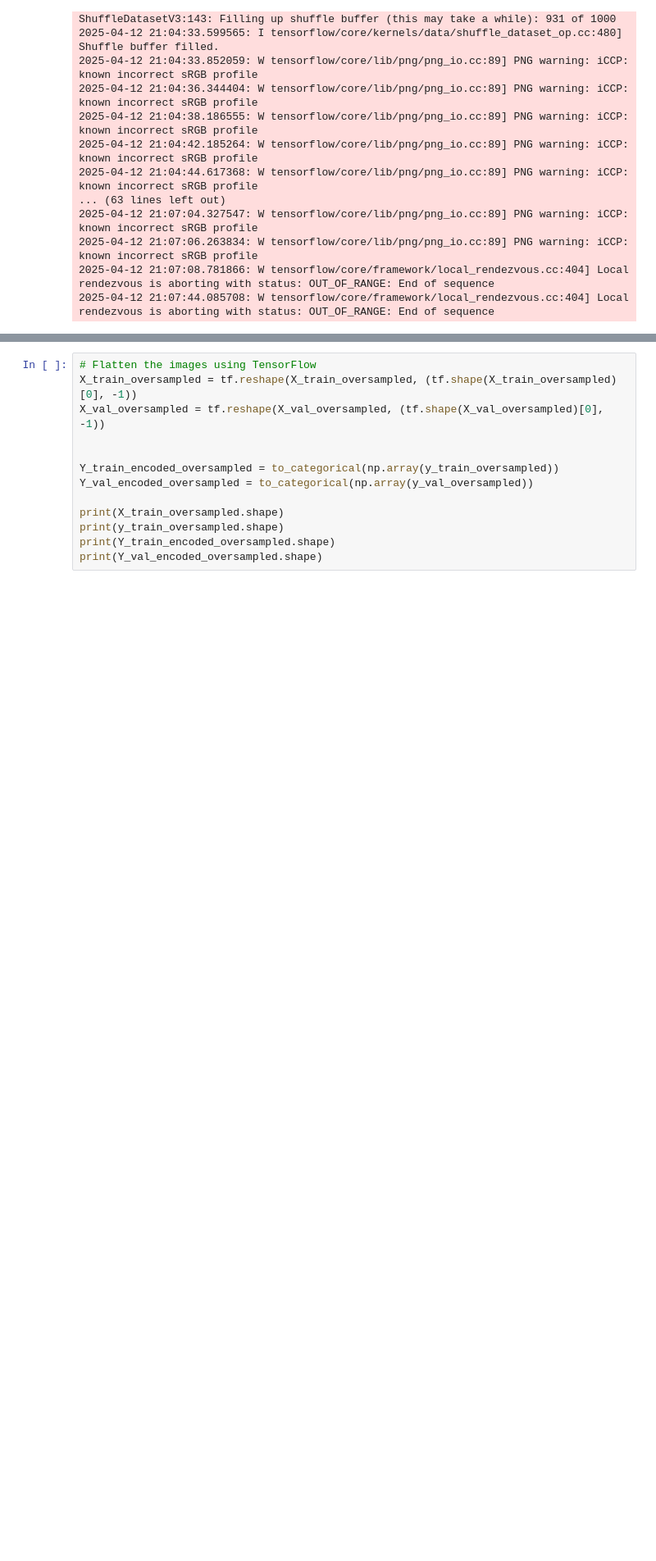
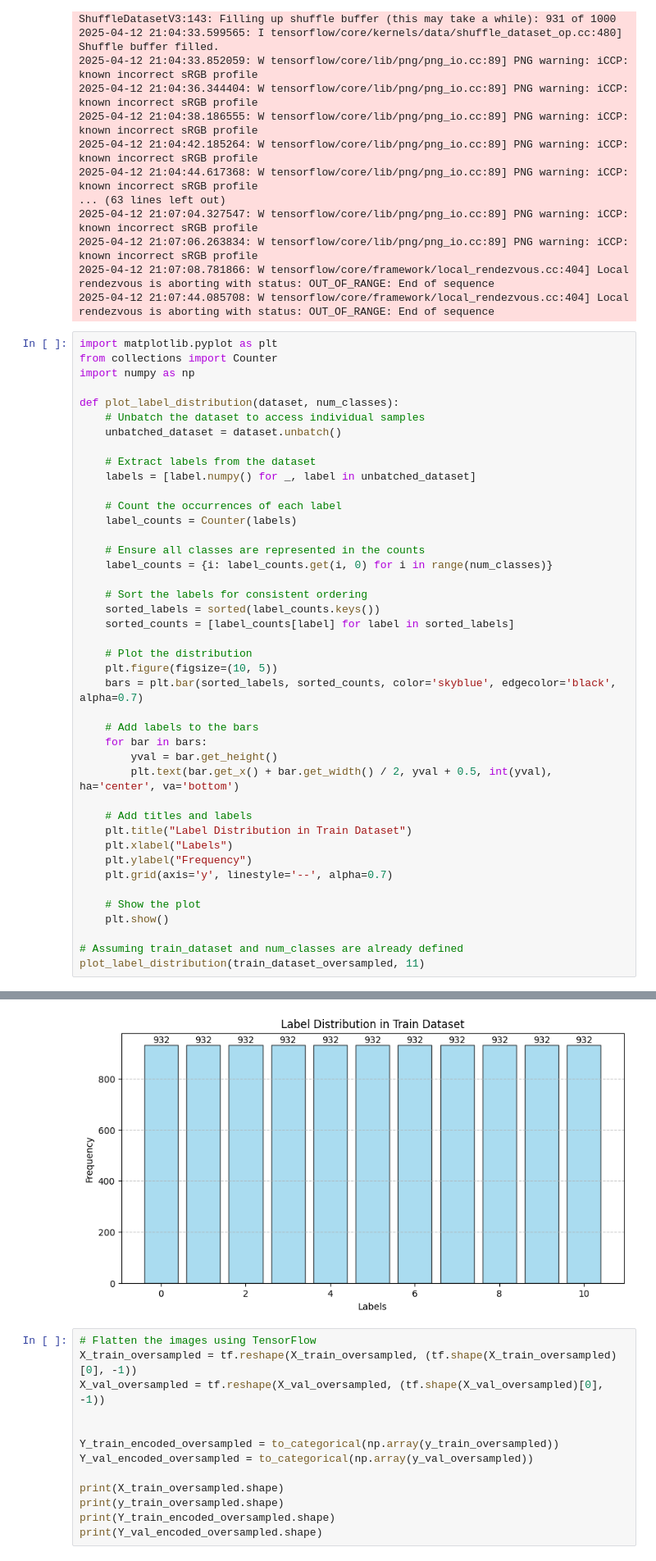
Before and after one commit to djcosta2/207_Final_Project, a Jupyter notebook: sandbox/baseline_logistic_regression.ipynb, the cells around one changed output, grey strips where cells are left out. Shown at 82% size. Drawn from its saved outputs; the diff is of its cells as text; blank space fills up the shorter version.

Commit message:
plot class distributions before/after oversampling

```diff
--- a/sandbox/baseline_logistic_regression.ipynb
+++ b/sandbox/baseline_logistic_regression.ipynb
@@ -569,3 +569,46 @@ Original class counts: {0: 559, 1: 678, 2: 379, 3: 514, 4: 485, 5: 296, 6: 397,
 2025-04-12 21:07:06.263834: W tensorflow/core/lib/png/png_io.cc:89] PNG warning: iCCP: known incorrect sRGB profile
 2025-04-12 21:07:08.781866: W tensorflow/core/framework/local_rendezvous.cc:404] Local rendezvous is aborting with status: OUT_OF_RANGE: End of sequence
 2025-04-12 21:07:44.085708: W tensorflow/core/framework/local_rendezvous.cc:404] Local rendezvous is aborting with status: OUT_OF_RANGE: End of sequence
+# %%
+import matplotlib.pyplot as plt
+from collections import Counter
+import numpy as np
+
+def plot_label_distribution(dataset, num_classes):
+    # Unbatch the dataset to access individual samples
+    unbatched_dataset = dataset.unbatch()
+
+    # Extract labels from the dataset
+    labels = [label.numpy() for _, label in unbatched_dataset]
+
+    # Count the occurrences of each label
+    label_counts = Counter(labels)
+
+    # Ensure all classes are represented in the counts
+    label_counts = {i: label_counts.get(i, 0) for i in range(num_classes)}
+
+    # Sort the labels for consistent ordering
+    sorted_labels = sorted(label_counts.keys())
+    sorted_counts = [label_counts[label] for label in sorted_labels]
+
+    # Plot the distribution
+    plt.figure(figsize=(10, 5))
+    bars = plt.bar(sorted_labels, sorted_counts, color='skyblue', edgecolor='black', alpha=0.7)
+
+    # Add labels to the bars
+    for bar in bars:
+        yval = bar.get_height()
+        plt.text(bar.get_x() + bar.get_width() / 2, yval + 0.5, int(yval), ha='center', va='bottom')
+
+    # Add titles and labels
+    plt.title("Label Distribution in Train Dataset")
+    plt.xlabel("Labels")
+    plt.ylabel("Frequency")
+    plt.grid(axis='y', linestyle='--', alpha=0.7)
+
+    # Show the plot
+    plt.show()
+
+# Assuming train_dataset and num_classes are already defined
+plot_label_distribution(train_dataset_oversampled, 11)
+# %% [output]
@@ -572,3 +632,4 @@ Original class counts: {0: 559, 1: 678, 2: 379, 3: 514, 4: 485, 5: 296, 6: 397,
+[figure, added]
 # %%
 # Flatten the images using TensorFlow
 X_train_oversampled = tf.reshape(X_train_oversampled, (tf.shape(X_train_oversampled)[0], -1))
```
Also changed, not shown: parts of 1 cell of this notebook.
